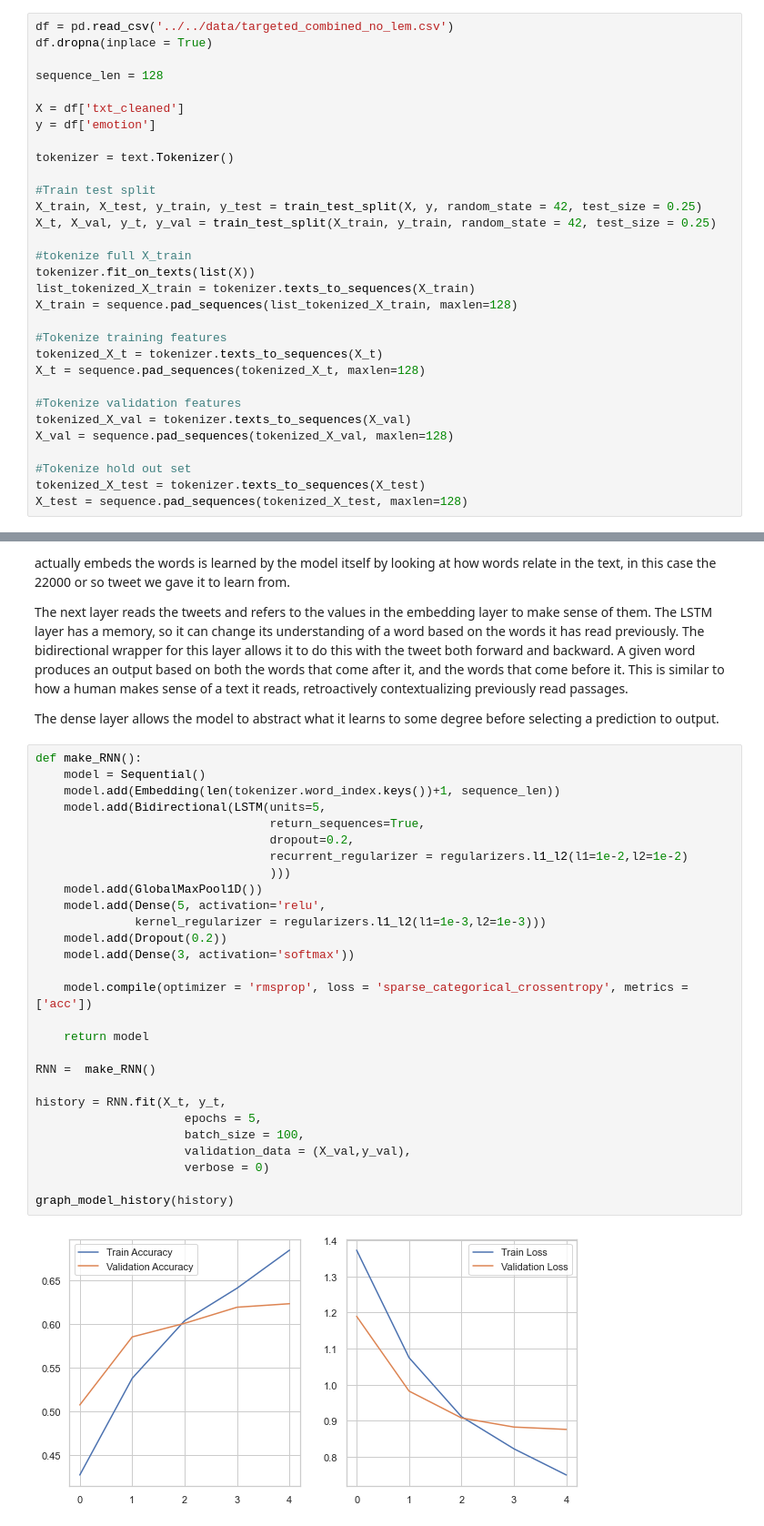
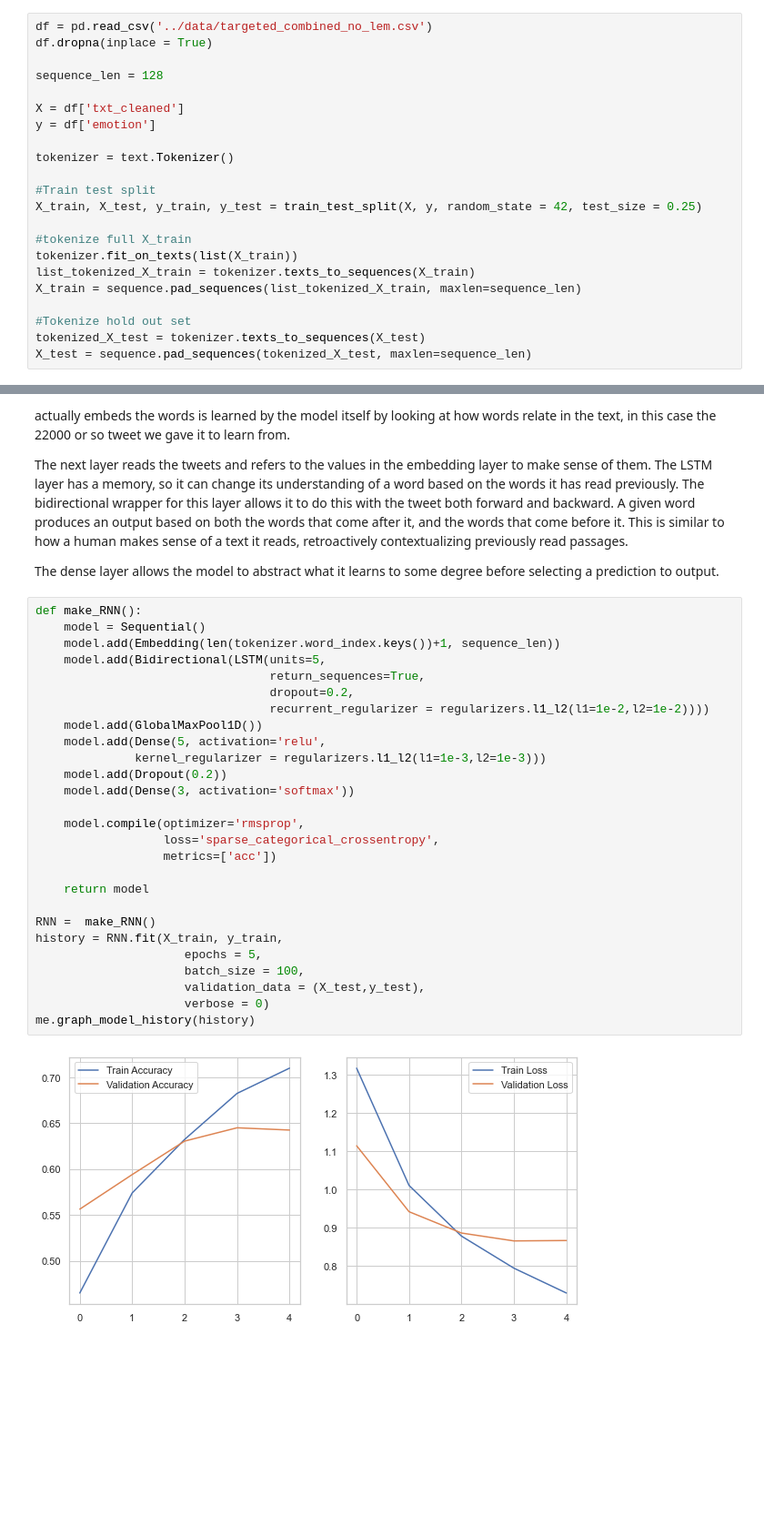
Before and after one commit to Caellwyn/product-flexible-twitter-sentiment-analysis, a Jupyter notebook: reports/report_notebook.ipynb, the cells around one changed output, grey strips where cells are left out. Shown at 91% size. Cells and saved outputs as stored; diff of their text form; blank space fills up the shorter version.

```diff
--- a/reports/report_notebook.ipynb
+++ b/reports/report_notebook.ipynb
@@ -92,7 +91,7 @@ We present here our best RNN model, but it was not the only we tried.  Please re
 ### Preparing the data
 A computer model does not do well analyzing actual text, but researchers have developed wonderful ways to turn words into numbers without losing too much of their meaning.  The below code loads data from a .csv table, splits it into training, validation, and testing data, and tokenizes each tweet into numeric form.
 # %%
-df = pd.read_csv('../../data/targeted_combined_no_lem.csv')
+df = pd.read_csv('../data/targeted_combined_no_lem.csv')
 df.dropna(inplace = True)
 
 sequence_len = 128
@@ -104,24 +103,15 @@ tokenizer = text.Tokenizer()
 
 #Train test split
 X_train, X_test, y_train, y_test = train_test_split(X, y, random_state = 42, test_size = 0.25)
-X_t, X_val, y_t, y_val = train_test_split(X_train, y_train, random_state = 42, test_size = 0.25)
 
 #tokenize full X_train
-tokenizer.fit_on_texts(list(X))
+tokenizer.fit_on_texts(list(X_train))
 list_tokenized_X_train = tokenizer.texts_to_sequences(X_train)
-X_train = sequence.pad_sequences(list_tokenized_X_train, maxlen=128)
-
-#Tokenize training features
-tokenized_X_t = tokenizer.texts_to_sequences(X_t)
-X_t = sequence.pad_sequences(tokenized_X_t, maxlen=128)
-
-#Tokenize validation features
-tokenized_X_val = tokenizer.texts_to_sequences(X_val)
-X_val = sequence.pad_sequences(tokenized_X_val, maxlen=128)
+X_train = sequence.pad_sequences(list_tokenized_X_train, maxlen=sequence_len)
 
 #Tokenize hold out set
 tokenized_X_test = tokenizer.texts_to_sequences(X_test)
-X_test = sequence.pad_sequences(tokenized_X_test, maxlen=128)
+X_test = sequence.pad_sequences(tokenized_X_test, maxlen=sequence_len)
 # %% [markdown]
 ### The LSTM RNN Model
 Below, we create the model itself.  It starts with an embedding layer.  This layer is perhaps the most crucial as it embeds each tokenized word into a high dimensional space.  Each dimension of this space represents a relationship between words.  "Ear" and "sound" might differ along the same dimension as "eye" and "image".  How the model actually embeds the words is learned by the model itself by looking at how words relate in the text, in this case the 22000 or so tweet we gave it to learn from.
@@ -132,33 +122,32 @@ The dense layer allows the model to abstract what it learns to some degree befor
 # %%
 def make_RNN():
     model = Sequential()
     model.add(Embedding(len(tokenizer.word_index.keys())+1, sequence_len))
     model.add(Bidirectional(LSTM(units=5,
                                  return_sequences=True,
                                  dropout=0.2,
-                                 recurrent_regularizer = regularizers.l1_l2(l1=1e-2,l2=1e-2)
-                                 )))
+                                 recurrent_regularizer = regularizers.l1_l2(l1=1e-2,l2=1e-2))))
     model.add(GlobalMaxPool1D())
     model.add(Dense(5, activation='relu',
               kernel_regularizer = regularizers.l1_l2(l1=1e-3,l2=1e-3)))
     model.add(Dropout(0.2))
     model.add(Dense(3, activation='softmax'))
 
-    model.compile(optimizer = 'rmsprop', loss = 'sparse_categorical_crossentropy', metrics = ['acc'])
+    model.compile(optimizer='rmsprop',
+                  loss='sparse_categorical_crossentropy',
+                  metrics=['acc'])
 
     return model
 
 RNN =  make_RNN()
-
-history = RNN.fit(X_t, y_t,
+history = RNN.fit(X_train, y_train,
                      epochs = 5,
                      batch_size = 100,
-                     validation_data = (X_val,y_val),
+                     validation_data = (X_test,y_test),
                      verbose = 0)
-
-graph_model_history(history)
+me.graph_model_history(history)
 # %% [output]
-[figure, old version]
+[figure, new version]
 # %%
 y_pred = RNN.predict(X_test)
 y_pred = np.argmax(y_pred,axis=1)
```
Also changed, not shown: parts of 3 cells of this notebook, 2 other files.
